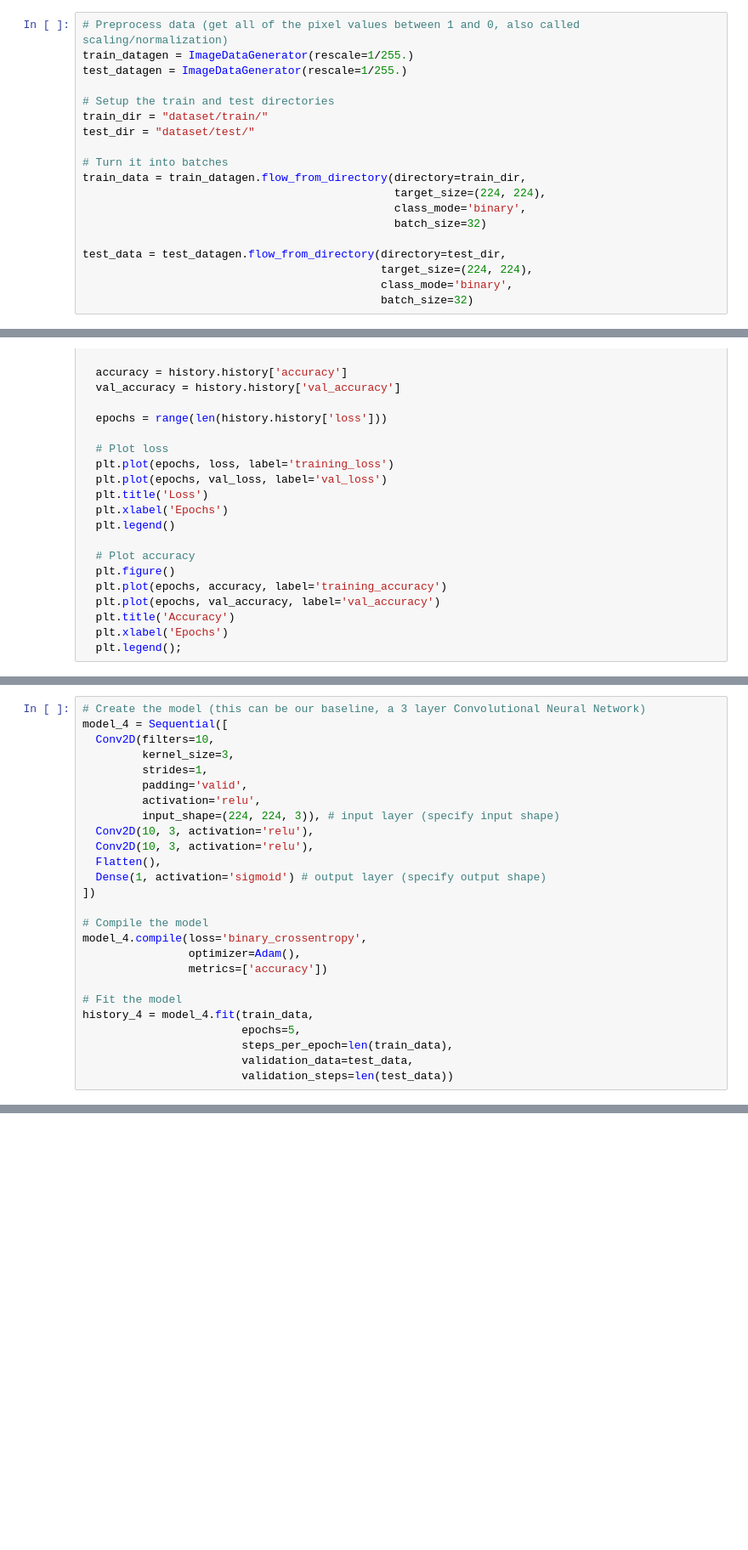
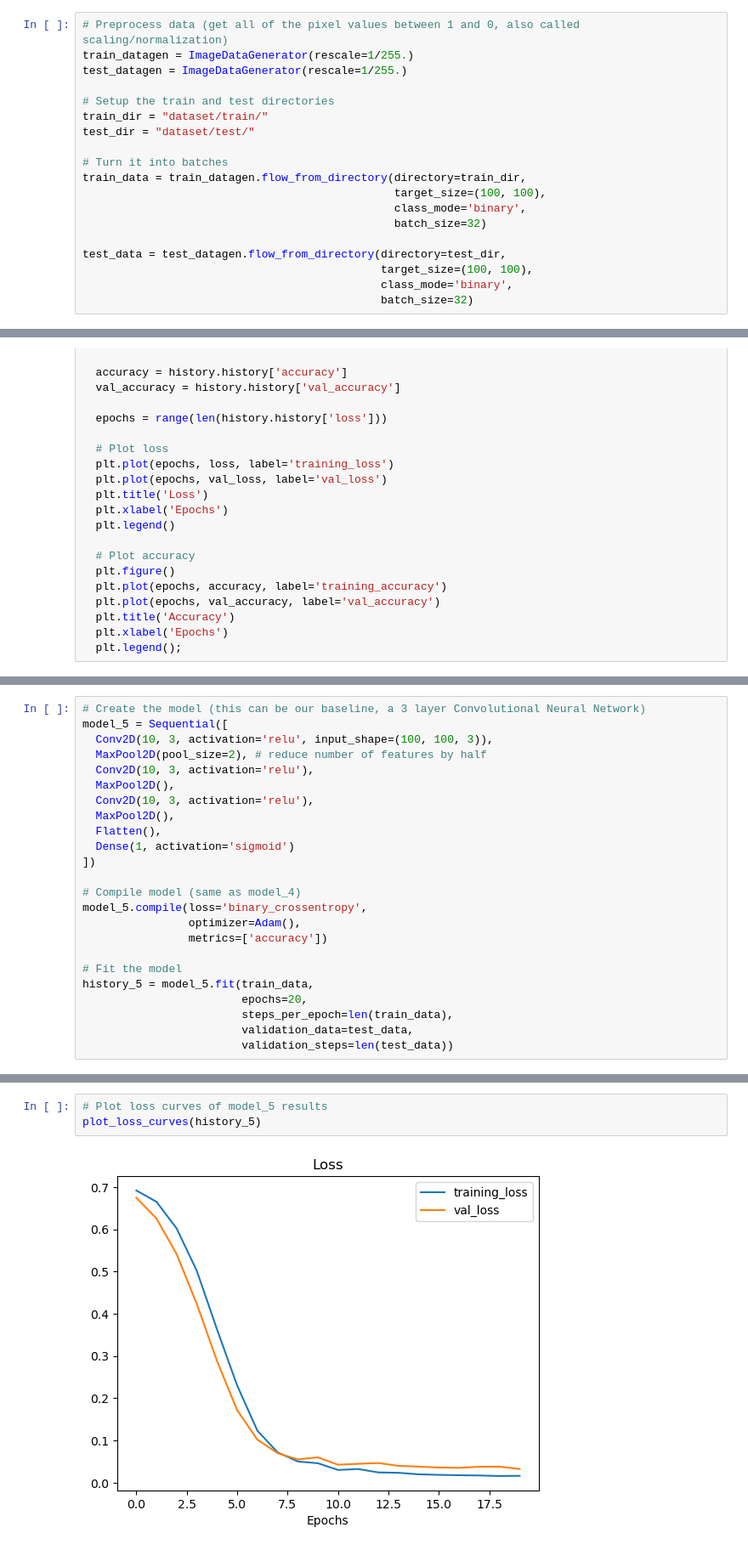
Before and after one commit to Tovi-Rufin-M/AI, a Jupyter notebook: Practice/DEMO_CNN_for_CocoScale/DEMO_1.ipynb, the cells around one changed output, grey strips where cells are left out. Shown at 85% size. Drawn from its saved outputs; the diff is of its cells as text; blank space fills up the shorter version.

```diff
--- a/Practice/DEMO_CNN_for_CocoScale/DEMO_1.ipynb
+++ b/Practice/DEMO_CNN_for_CocoScale/DEMO_1.ipynb
@@ -72,12 +71,12 @@ test_dir = "dataset/test/"
 
 # Turn it into batches
 train_data = train_datagen.flow_from_directory(directory=train_dir,
-                                               target_size=(224, 224),
+                                               target_size=(100, 100),
                                                class_mode='binary',
                                                batch_size=32)
 
 test_data = test_datagen.flow_from_directory(directory=test_dir,
-                                             target_size=(224, 224),
+                                             target_size=(100, 100),
                                              class_mode='binary',
                                              batch_size=32)
 # %% [output]
@@ -304,26 +164,24 @@ def plot_loss_curves(history):
 # %%
 # Create the model (this can be our baseline, a 3 layer Convolutional Neural Network)
-model_4 = Sequential([
-  Conv2D(filters=10,
-         kernel_size=3,
-         strides=1,
-         padding='valid',
-         activation='relu',
-         input_shape=(224, 224, 3)), # input layer (specify input shape)
+model_5 = Sequential([
+  Conv2D(10, 3, activation='relu', input_shape=(100, 100, 3)),
+  MaxPool2D(pool_size=2), # reduce number of features by half
   Conv2D(10, 3, activation='relu'),
+  MaxPool2D(),
   Conv2D(10, 3, activation='relu'),
+  MaxPool2D(),
   Flatten(),
-  Dense(1, activation='sigmoid') # output layer (specify output shape)
+  Dense(1, activation='sigmoid')
 ])
 
-# Compile the model
-model_4.compile(loss='binary_crossentropy',
+# Compile model (same as model_4)
+model_5.compile(loss='binary_crossentropy',
                 optimizer=Adam(),
                 metrics=['accuracy'])
 
 # Fit the model
-history_4 = model_4.fit(train_data,
-                        epochs=5,
+history_5 = model_5.fit(train_data,
+                        epochs=20,
                         steps_per_epoch=len(train_data),
                         validation_data=test_data,
                         validation_steps=len(test_data))
@@ -338,0 +206,5 @@ pd.DataFrame(history_4.history).plot(figsize=(10, 7));
+# %%
+# Plot loss curves of model_5 results
+plot_loss_curves(history_5)
+# %% [output]
+[figure, added]
```
Also changed, not shown: parts of 22 cells of this notebook, 52 other files.
